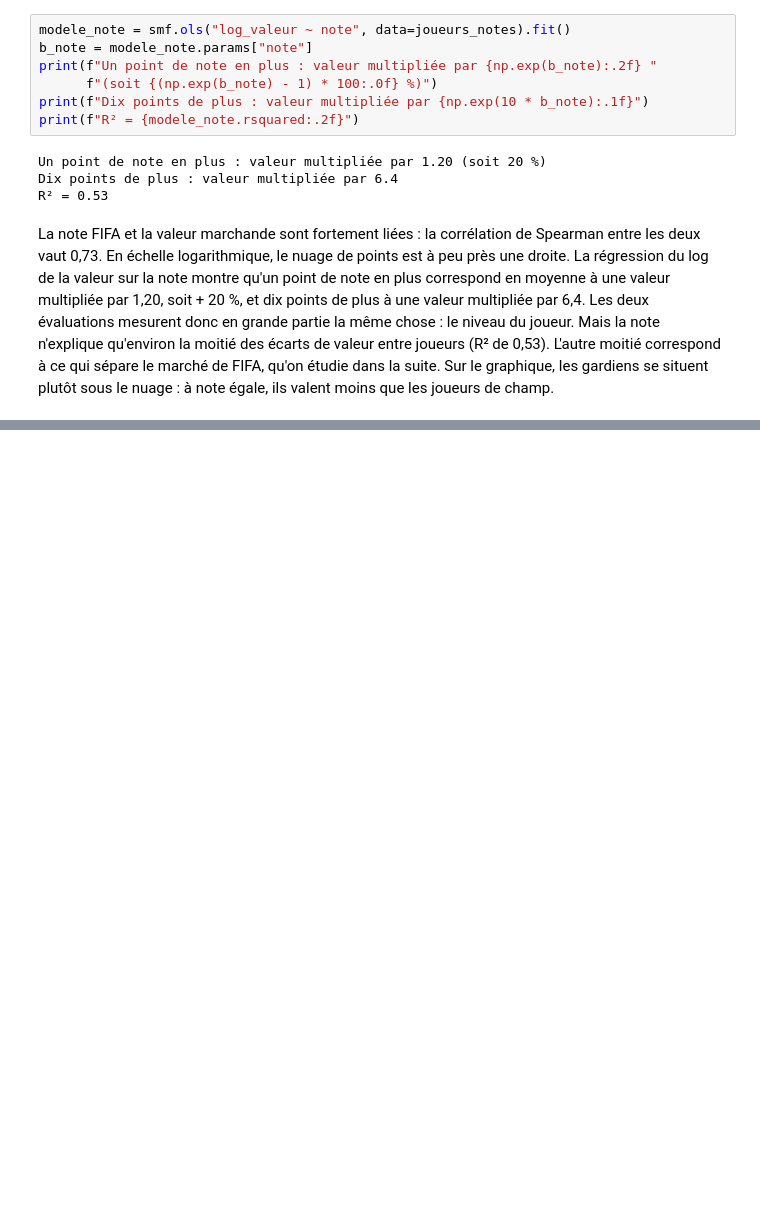
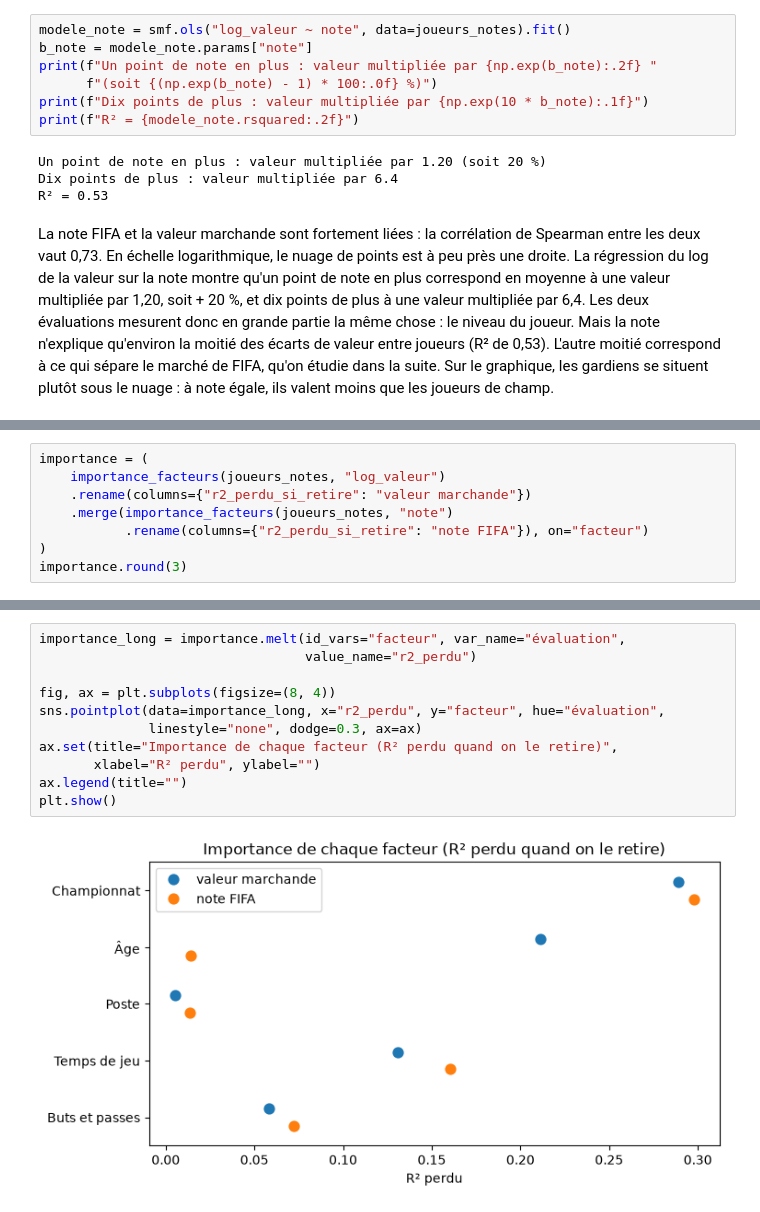
Before and after one commit to Iseo-sort/projet_python_football, a Jupyter notebook: notebooks/analyse_fifa.ipynb, the cells around one changed output, grey strips where cells are left out. Saved outputs shown, nothing was run; the diff lists cells and outputs as text; blank space fills up the shorter version.

Commit message:
Analyse FIFA : comparaison des facteurs

```diff
--- a/notebooks/analyse_fifa.ipynb
+++ b/notebooks/analyse_fifa.ipynb
@@ -257,0 +289,8 @@ La note FIFA et la valeur marchande sont fortement liées : la corrélation de S
+# %%
+importance = (
+    importance_facteurs(joueurs_notes, "log_valeur")
+    .rename(columns={"r2_perdu_si_retire": "valeur marchande"})
+    .merge(importance_facteurs(joueurs_notes, "note")
+           .rename(columns={"r2_perdu_si_retire": "note FIFA"}), on="facteur")
+)
+importance.round(3)
@@ -257,0 +304,13 @@ La note FIFA et la valeur marchande sont fortement liées : la corrélation de S
+# %%
+importance_long = importance.melt(id_vars="facteur", var_name="évaluation",
+                                  value_name="r2_perdu")
+
+fig, ax = plt.subplots(figsize=(8, 4))
+sns.pointplot(data=importance_long, x="r2_perdu", y="facteur", hue="évaluation",
+              linestyle="none", dodge=0.3, ax=ax)
+ax.set(title="Importance de chaque facteur (R² perdu quand on le retire)",
+       xlabel="R² perdu", ylabel="")
+ax.legend(title="")
+plt.show()
+# %% [output]
+[figure, added]
```
Also changed, not shown: parts of 6 cells of this notebook.
